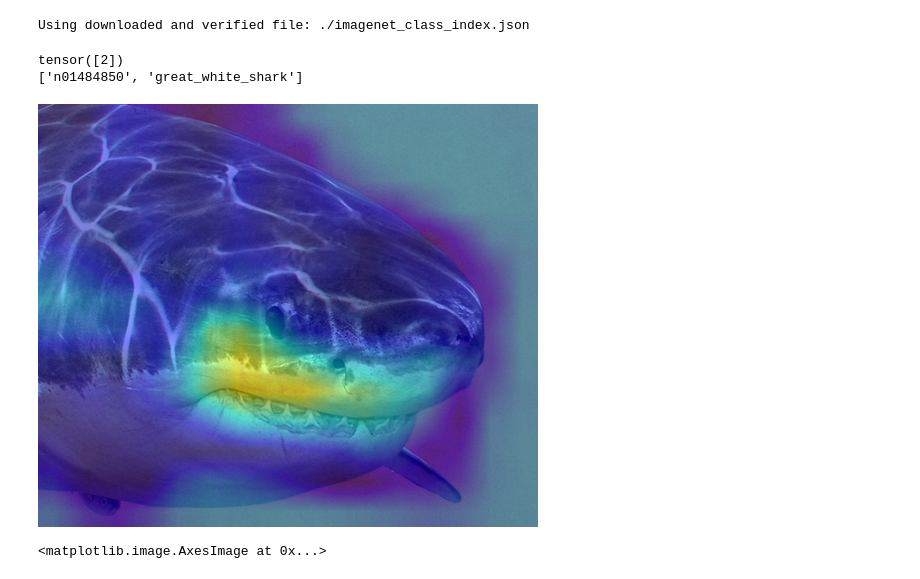
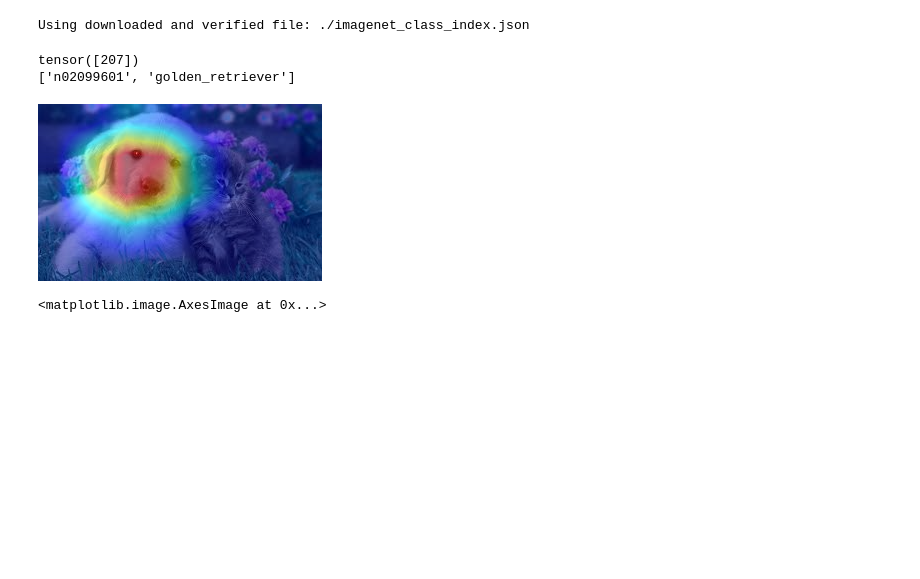
Before and after one commit to tlabarta/helpfulnessofxai, a Jupyter notebook: pytorch-grad-cam.ipynb, the cells around one changed output. Cells and saved outputs as stored; diff of their text form; code cells hidden in the pictures; blank space fills up the shorter version.

```diff
--- a/pytorch-grad-cam.ipynb
+++ b/pytorch-grad-cam.ipynb
@@ -32,8 +32,8 @@ dataset = datasets.ImageFolder(root='./data/', transform=transform)
 dataloader = data.DataLoader(dataset=dataset, shuffle=False )#batch_size=1
 
 # initialize the model
-model = resnet50(pretrained=True)
-#vgg = vgg16(pretrained=True)
+model = vgg16(pretrained=True)
+#model = resnet50(pretrained=True)
 # %%
 # set the evaluation mode
 model.eval()
@@ -52,10 +52,10 @@ print(pred.argmax(dim=1))
 with open("imagenet_class_index.json", "r") as h:
     labels = json.load(h)
 
-print(labels['2'])
+print(labels['207'])
 # %% [output]
-tensor([2])
-['n01484850', 'great_white_shark']
+tensor([207])
+['n02099601', 'golden_retriever']
 # %%
 from pytorch_grad_cam import GradCAM, ScoreCAM, GradCAMPlusPlus, AblationCAM, XGradCAM, EigenCAM, FullGrad
 from pytorch_grad_cam.utils.model_targets import ClassifierOutputTarget
@@ -63,38 +63,39 @@ from pytorch_grad_cam.utils.image import show_cam_on_image
 import cv2
 from PIL import Image
 from pytorch_grad_cam.utils.image import show_cam_on_image, preprocess_image
-img = np.asarray(cv2.imread('./data/Shark/shark.jpg'))
+img = np.asarray(cv2.imread('./data/Shark/dog_cat.jpg'))
 
 img = np.squeeze(img)
 preprocess = transforms.Compose([
     transforms.ToPILImage(),
     transforms.Resize(256),
     transforms.CenterCrop(224),
     transforms.ToTensor(),
     transforms.Normalize(mean=[0.485, 0.456, 0.406], std=[0.229, 0.224, 0.225]),
 ])
 
 img = np.float32(img)/255
 input_tensor = preprocess_image(img,
                                 mean=[0.485, 0.456, 0.406],
                                 std=[0.229, 0.224, 0.225])
-target_layers = [model.layer4[-1]]
+target_layers = [model.features[-1]]
+#target_layers = [model.layer4[-1]]
 #input_batch = input_tensor.unsqueeze(0) # create a mini-batch as expected by the model
 
 #if torch.cuda.is_available():
  #   input_batch = input_batch.to('cuda')
   #  vgg.to('cuda')
 
 #input_tensor = input_tensor.unsqueeze(0)
 cam = GradCAM(model=model, target_layers=target_layers, use_cuda=False) # use_cuda=args.use_cuda
 #targets = [ClassifierOutputTarget(281)]
 grayscale_cam = cam(input_tensor=input_tensor, targets=None, aug_smooth=True, eigen_smooth=True )[0, :]
 #grayscale_cam = grayscale_cam[0, :]
 visualization = show_cam_on_image(img, grayscale_cam, use_rgb=True, colormap = cv2.COLORMAP_JET) #
 #plt.imshow(img)
 Image.fromarray(visualization)
 # %% [output]
-[figure, old version]
+[figure, new version]
 # %%
 class VGG(nn.Module):
     def __init__(self):
```
